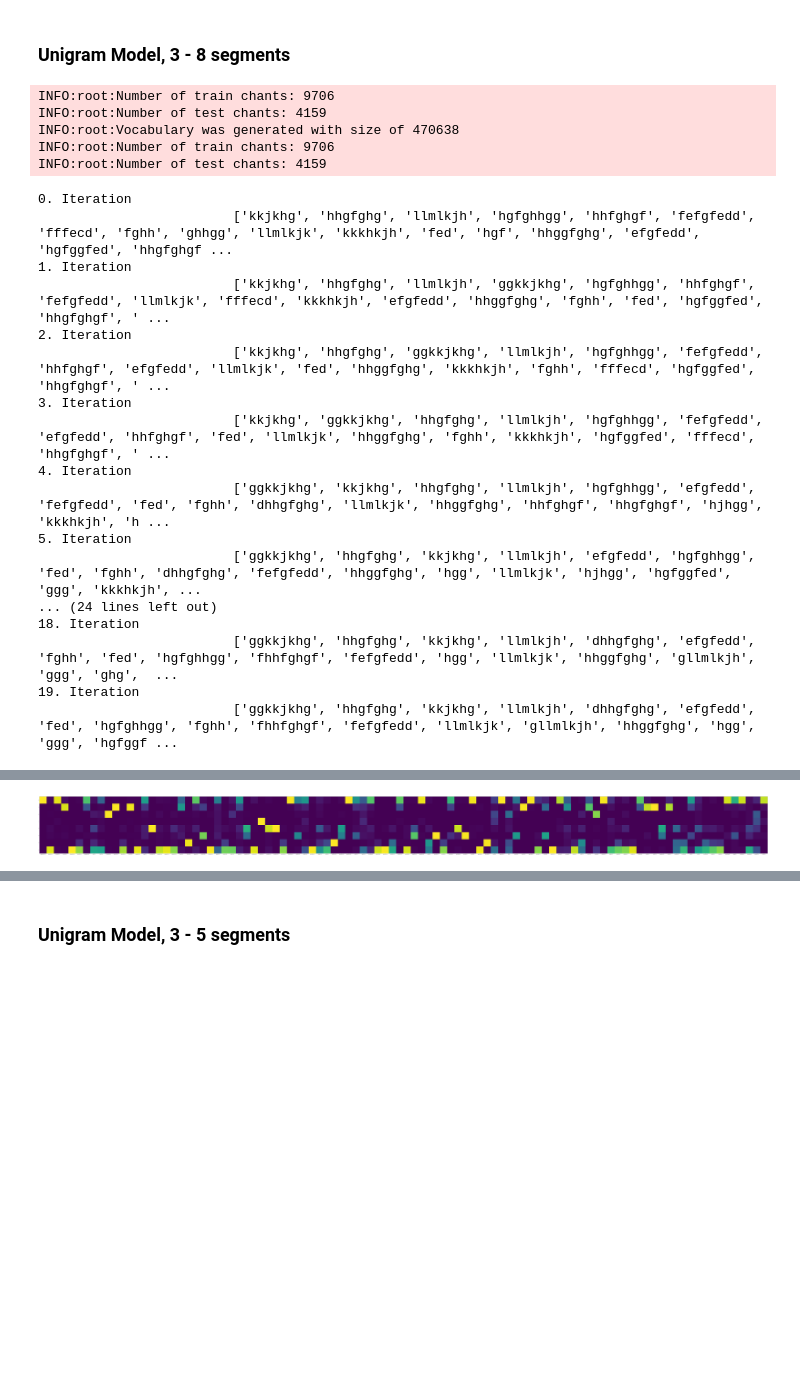
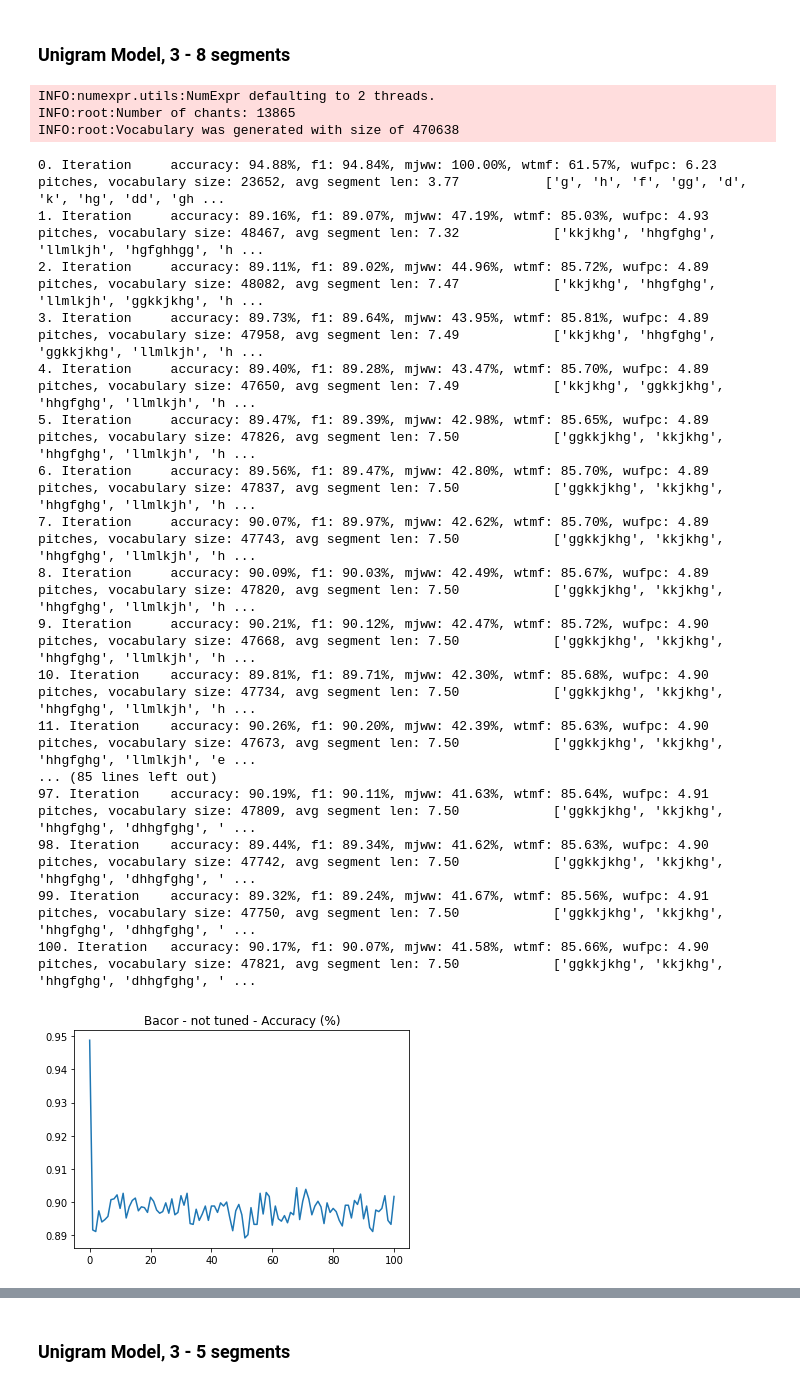
Before and after one commit to lanzv/Master-Thesis, a Jupyter notebook: models/experiments.ipynb, the cells around one changed output, grey strips where cells are left out. Drawn from its saved outputs; the diff is of its cells as text; code cells hidden in the pictures; blank space fills up the shorter version.

Commit message:
Statistics during iterations of UM

```diff
--- a/models/experiments.ipynb
+++ b/models/experiments.ipynb
@@ -242,37 +118,36 @@ Top selected melodies - from model: ['ggkkjkhg', 'hhgfghg', 'kkjkhg', 'dhhgfghg'
 # %%
 from src.utils.loader import prepare_dataset
 from src.models.unigram_model import UnigramModel
 from src.eval.pipelines import evaluation_pipeline
 
 # Get Data
 X, y = prepare_dataset()
 # Init model
 model = UnigramModel(min_size=3, max_size=8)
 # Train and Fit model
-final_segmentation = model.predict_segments(X, iterations=20)
+final_segmentation = model.predict_segments(X, y, iterations=100, init_mode = "words")
 # Evaluate model
 bacor, mjww, wtmf, wufpc, selected_features, bacor_model = evaluation_pipeline(
     final_segmentation, y, max_features_from_model = 100, include_additative = False)
 # %% [output]
-INFO:root:Number of train chants: 9706
-INFO:root:Number of test chants: 4159
+INFO:numexpr.utils:NumExpr defaulting to 2 threads.
+INFO:root:Number of chants: 13865
 INFO:root:Vocabulary was generated with size of 470638
-INFO:root:Number of train chants: 9706
-INFO:root:Number of test chants: 4159
-0. Iteration
-                         ['kkjkhg', 'hhgfghg', 'llmlkjh', 'hgfghhgg', 'hhfghgf', 'fefgfedd', 'fffecd', 'fghh', 'ghhgg', 'llmlkjk', 'kkkhkjh', 'fed', 'hgf', 'hhggfghg', 'efgfedd', 'hgfggfed', 'hhgfghgf ...
-1. Iteration
-                         ['kkjkhg', 'hhgfghg', 'llmlkjh', 'ggkkjkhg', 'hgfghhgg', 'hhfghgf', 'fefgfedd', 'llmlkjk', 'fffecd', 'kkkhkjh', 'efgfedd', 'hhggfghg', 'fghh', 'fed', 'hgfggfed', 'hhgfghgf', ' ...
-2. Iteration
-                         ['kkjkhg', 'hhgfghg', 'ggkkjkhg', 'llmlkjh', 'hgfghhgg', 'fefgfedd', 'hhfghgf', 'efgfedd', 'llmlkjk', 'fed', 'hhggfghg', 'kkkhkjh', 'fghh', 'fffecd', 'hgfggfed', 'hhgfghgf', ' ...
-3. Iteration
-                         ['kkjkhg', 'ggkkjkhg', 'hhgfghg', 'llmlkjh', 'hgfghhgg', 'fefgfedd', 'efgfedd', 'hhfghgf', 'fed', 'llmlkjk', 'hhggfghg', 'fghh', 'kkkhkjh', 'hgfggfed', 'fffecd', 'hhgfghgf', ' ...
-4. Iteration
-                         ['ggkkjkhg', 'kkjkhg', 'hhgfghg', 'llmlkjh', 'hgfghhgg', 'efgfedd', 'fefgfedd', 'fed', 'fghh', 'dhhgfghg', 'llmlkjk', 'hhggfghg', 'hhfghgf', 'hhgfghgf', 'hjhgg', 'kkkhkjh', 'h ...
-5. Iteration
-                         ['ggkkjkhg', 'hhgfghg', 'kkjkhg', 'llmlkjh', 'efgfedd', 'hgfghhgg', 'fed', 'fghh', 'dhhgfghg', 'fefgfedd', 'hhggfghg', 'hgg', 'llmlkjk', 'hjhgg', 'hgfggfed', 'ggg', 'kkkhkjh', ...
-... (24 lines left out)
-18. Iteration
-                         ['ggkkjkhg', 'hhgfghg', 'kkjkhg', 'llmlkjh', 'dhhgfghg', 'efgfedd', 'fghh', 'fed', 'hgfghhgg', 'fhhfghgf', 'fefgfedd', 'hgg', 'llmlkjk', 'hhggfghg', 'gllmlkjh', 'ggg', 'ghg',  ...
-19. Iteration
-                         ['ggkkjkhg', 'hhgfghg', 'kkjkhg', 'llmlkjh', 'dhhgfghg', 'efgfedd', 'fed', 'hgfghhgg', 'fghh', 'fhhfghgf', 'fefgfedd', 'llmlkjk', 'gllmlkjh', 'hhggfghg', 'hgg', 'ggg', 'hgfggf ...
+0. Iteration     accuracy: 94.88%, f1: 94.84%, mjww: 100.00%, wtmf: 61.57%, wufpc: 6.23 pitches, vocabulary size: 23652, avg segment len: 3.77           ['g', 'h', 'f', 'gg', 'd', 'k', 'hg', 'dd', 'gh ...
+1. Iteration     accuracy: 89.16%, f1: 89.07%, mjww: 47.19%, wtmf: 85.03%, wufpc: 4.93 pitches, vocabulary size: 48467, avg segment len: 7.32            ['kkjkhg', 'hhgfghg', 'llmlkjh', 'hgfghhgg', 'h ...
+2. Iteration     accuracy: 89.11%, f1: 89.02%, mjww: 44.96%, wtmf: 85.72%, wufpc: 4.89 pitches, vocabulary size: 48082, avg segment len: 7.47            ['kkjkhg', 'hhgfghg', 'llmlkjh', 'ggkkjkhg', 'h ...
+3. Iteration     accuracy: 89.73%, f1: 89.64%, mjww: 43.95%, wtmf: 85.81%, wufpc: 4.89 pitches, vocabulary size: 47958, avg segment len: 7.49            ['kkjkhg', 'hhgfghg', 'ggkkjkhg', 'llmlkjh', 'h ...
+4. Iteration     accuracy: 89.40%, f1: 89.28%, mjww: 43.47%, wtmf: 85.70%, wufpc: 4.89 pitches, vocabulary size: 47650, avg segment len: 7.49            ['kkjkhg', 'ggkkjkhg', 'hhgfghg', 'llmlkjh', 'h ...
+5. Iteration     accuracy: 89.47%, f1: 89.39%, mjww: 42.98%, wtmf: 85.65%, wufpc: 4.89 pitches, vocabulary size: 47826, avg segment len: 7.50            ['ggkkjkhg', 'kkjkhg', 'hhgfghg', 'llmlkjh', 'h ...
+6. Iteration     accuracy: 89.56%, f1: 89.47%, mjww: 42.80%, wtmf: 85.70%, wufpc: 4.89 pitches, vocabulary size: 47837, avg segment len: 7.50            ['ggkkjkhg', 'kkjkhg', 'hhgfghg', 'llmlkjh', 'h ...
+7. Iteration     accuracy: 90.07%, f1: 89.97%, mjww: 42.62%, wtmf: 85.70%, wufpc: 4.89 pitches, vocabulary size: 47743, avg segment len: 7.50            ['ggkkjkhg', 'kkjkhg', 'hhgfghg', 'llmlkjh', 'h ...
+8. Iteration     accuracy: 90.09%, f1: 90.03%, mjww: 42.49%, wtmf: 85.67%, wufpc: 4.89 pitches, vocabulary size: 47820, avg segment len: 7.50            ['ggkkjkhg', 'kkjkhg', 'hhgfghg', 'llmlkjh', 'h ...
+9. Iteration     accuracy: 90.21%, f1: 90.12%, mjww: 42.47%, wtmf: 85.72%, wufpc: 4.90 pitches, vocabulary size: 47668, avg segment len: 7.50            ['ggkkjkhg', 'kkjkhg', 'hhgfghg', 'llmlkjh', 'h ...
+10. Iteration    accuracy: 89.81%, f1: 89.71%, mjww: 42.30%, wtmf: 85.68%, wufpc: 4.90 pitches, vocabulary size: 47734, avg segment len: 7.50            ['ggkkjkhg', 'kkjkhg', 'hhgfghg', 'llmlkjh', 'h ...
+11. Iteration    accuracy: 90.26%, f1: 90.20%, mjww: 42.39%, wtmf: 85.63%, wufpc: 4.90 pitches, vocabulary size: 47673, avg segment len: 7.50            ['ggkkjkhg', 'kkjkhg', 'hhgfghg', 'llmlkjh', 'e ...
+... (85 lines left out)
+97. Iteration    accuracy: 90.19%, f1: 90.11%, mjww: 41.63%, wtmf: 85.64%, wufpc: 4.91 pitches, vocabulary size: 47809, avg segment len: 7.50            ['ggkkjkhg', 'kkjkhg', 'hhgfghg', 'dhhgfghg', ' ...
+98. Iteration    accuracy: 89.44%, f1: 89.34%, mjww: 41.62%, wtmf: 85.63%, wufpc: 4.90 pitches, vocabulary size: 47742, avg segment len: 7.50            ['ggkkjkhg', 'kkjkhg', 'hhgfghg', 'dhhgfghg', ' ...
+99. Iteration    accuracy: 89.32%, f1: 89.24%, mjww: 41.67%, wtmf: 85.56%, wufpc: 4.91 pitches, vocabulary size: 47750, avg segment len: 7.50            ['ggkkjkhg', 'kkjkhg', 'hhgfghg', 'dhhgfghg', ' ...
+100. Iteration   accuracy: 90.17%, f1: 90.07%, mjww: 41.58%, wtmf: 85.66%, wufpc: 4.90 pitches, vocabulary size: 47821, avg segment len: 7.50            ['ggkkjkhg', 'kkjkhg', 'hhgfghg', 'dhhgfghg', ' ...
+[figure, new version]
@@ -301 +179,0 @@ Top selected melodies - from model: ['ggkkjkhg', 'hhgfghg', 'kkjkhg', 'llmlkjh',
-[figure, old version]
```
Also changed, not shown: parts of 16 cells of this notebook.
